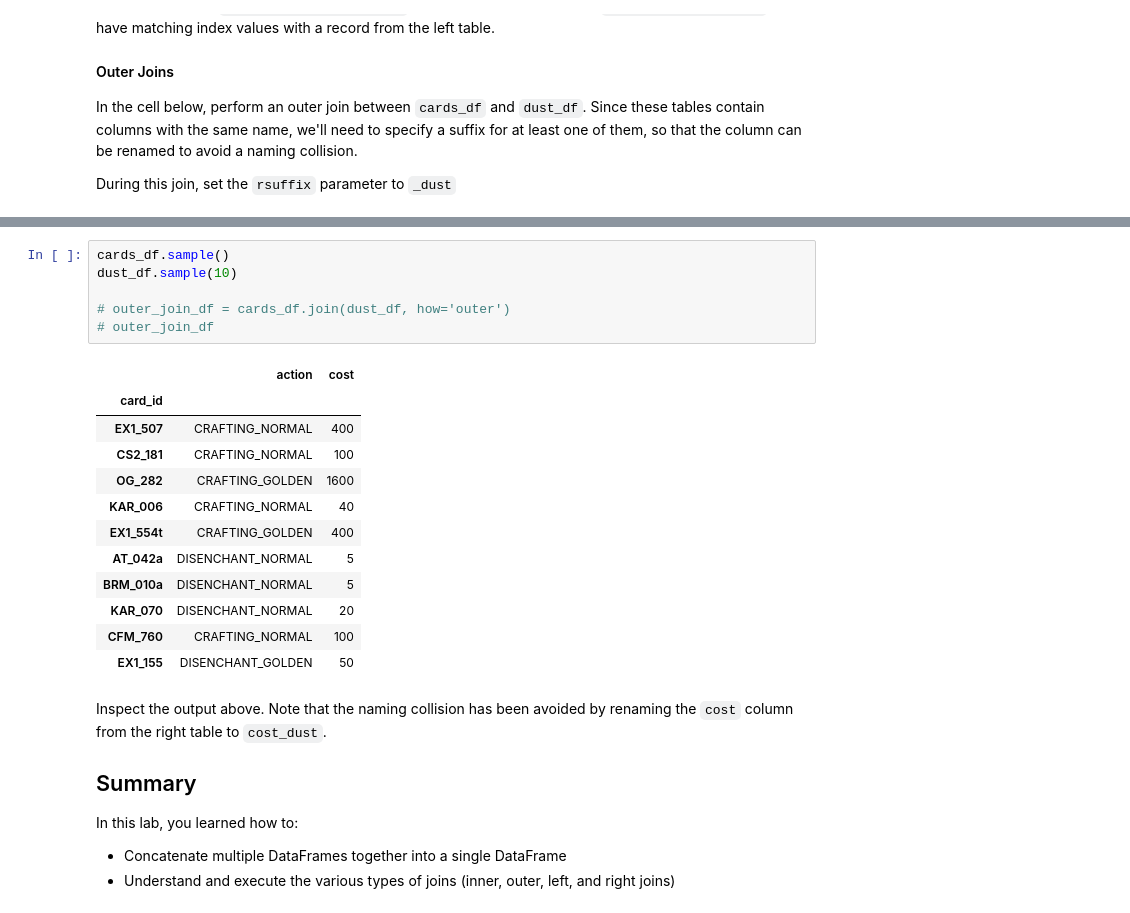
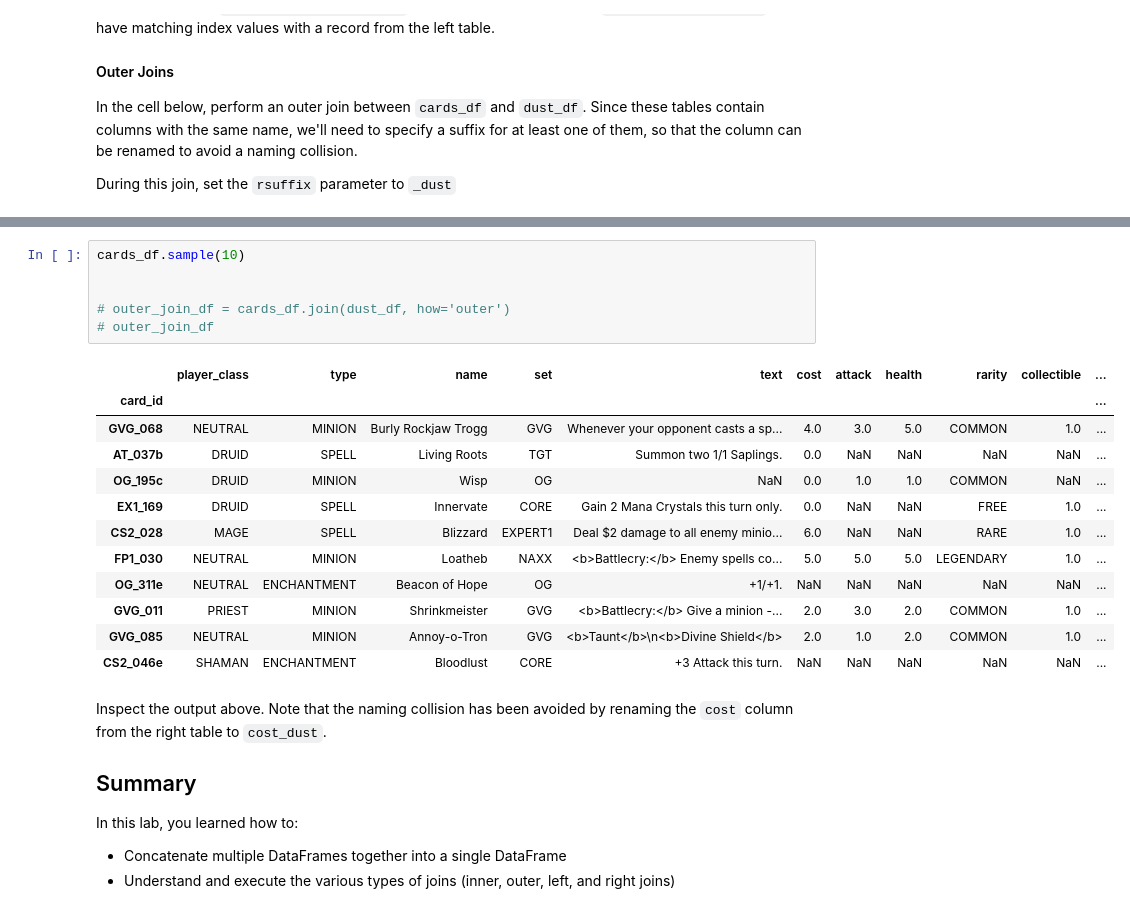
Before and after one commit to kathrinv/dsc-combining-dataframes-pandas-lab-nyc-ds-082619, a Jupyter notebook: index.ipynb, the cells around one changed output, grey strips where cells are left out. Cells and saved outputs as stored; diff of their text form.

```diff
--- a/index.ipynb
+++ b/index.ipynb
@@ -302,22 +317,22 @@ During this join, set the `rsuffix` parameter to `_dust`
 # %%
-cards_df.sample()
-dust_df.sample(10)
+cards_df.sample(10)
+
 
 # outer_join_df = cards_df.join(dust_df, how='outer')
 # outer_join_df
 # %% [output]
-|  | action | cost |
-| card_id |  |  |
-| EX1_507 | CRAFTING_NORMAL | 400 |
-| CS2_181 | CRAFTING_NORMAL | 100 |
-| OG_282 | CRAFTING_GOLDEN | 1600 |
-| KAR_006 | CRAFTING_NORMAL | 40 |
-| EX1_554t | CRAFTING_GOLDEN | 400 |
-| AT_042a | DISENCHANT_NORMAL | 5 |
-| BRM_010a | DISENCHANT_NORMAL | 5 |
-| KAR_070 | DISENCHANT_NORMAL | 20 |
-| CFM_760 | CRAFTING_NORMAL | 100 |
-| EX1_155 | DISENCHANT_GOLDEN | 50 |
+|  | player_class | type | name | set | text | cost | attack | health | rarity | collectible | ... |
+| card_id |  |  |  |  |  |  |  |  |  |  | ... |
+| GVG_068 | NEUTRAL | MINION | Burly Rockjaw Trogg | GVG | Whenever your opponent casts a sp... | 4.0 | 3.0 | 5.0 | COMMON | 1.0 | ... |
+| AT_037b | DRUID | SPELL | Living Roots | TGT | Summon two 1/1 Saplings. | 0.0 | NaN | NaN | NaN | NaN | ... |
+| OG_195c | DRUID | MINION | Wisp | OG | NaN | 0.0 | 1.0 | 1.0 | COMMON | NaN | ... |
+| EX1_169 | DRUID | SPELL | Innervate | CORE | Gain 2 Mana Crystals this turn only. | 0.0 | NaN | NaN | FREE | 1.0 | ... |
+| CS2_028 | MAGE | SPELL | Blizzard | EXPERT1 | Deal $2 damage to all enemy minio... | 6.0 | NaN | NaN | RARE | 1.0 | ... |
+| FP1_030 | NEUTRAL | MINION | Loatheb | NAXX | <b>Battlecry:</b> Enemy spells co... | 5.0 | 5.0 | 5.0 | LEGENDARY | 1.0 | ... |
+| OG_311e | NEUTRAL | ENCHANTMENT | Beacon of Hope | OG | +1/+1. | NaN | NaN | NaN | NaN | NaN | ... |
+| GVG_011 | PRIEST | MINION | Shrinkmeister | GVG | <b>Battlecry:</b> Give a minion -... | 2.0 | 3.0 | 2.0 | COMMON | 1.0 | ... |
+| GVG_085 | NEUTRAL | MINION | Annoy-o-Tron | GVG | <b>Taunt</b>\n<b>Divine Shield</b> | 2.0 | 1.0 | 2.0 | COMMON | 1.0 | ... |
+| CS2_046e | SHAMAN | ENCHANTMENT | Bloodlust | CORE | +3 Attack this turn. | NaN | NaN | NaN | NaN | NaN | ... |
 # %% [markdown]
 Inspect the output above.  Note that the naming collision has been avoided by renaming the `cost` column from the right table to `cost_dust`.
 
```
Also changed, not shown: parts of 1 cell of this notebook.
